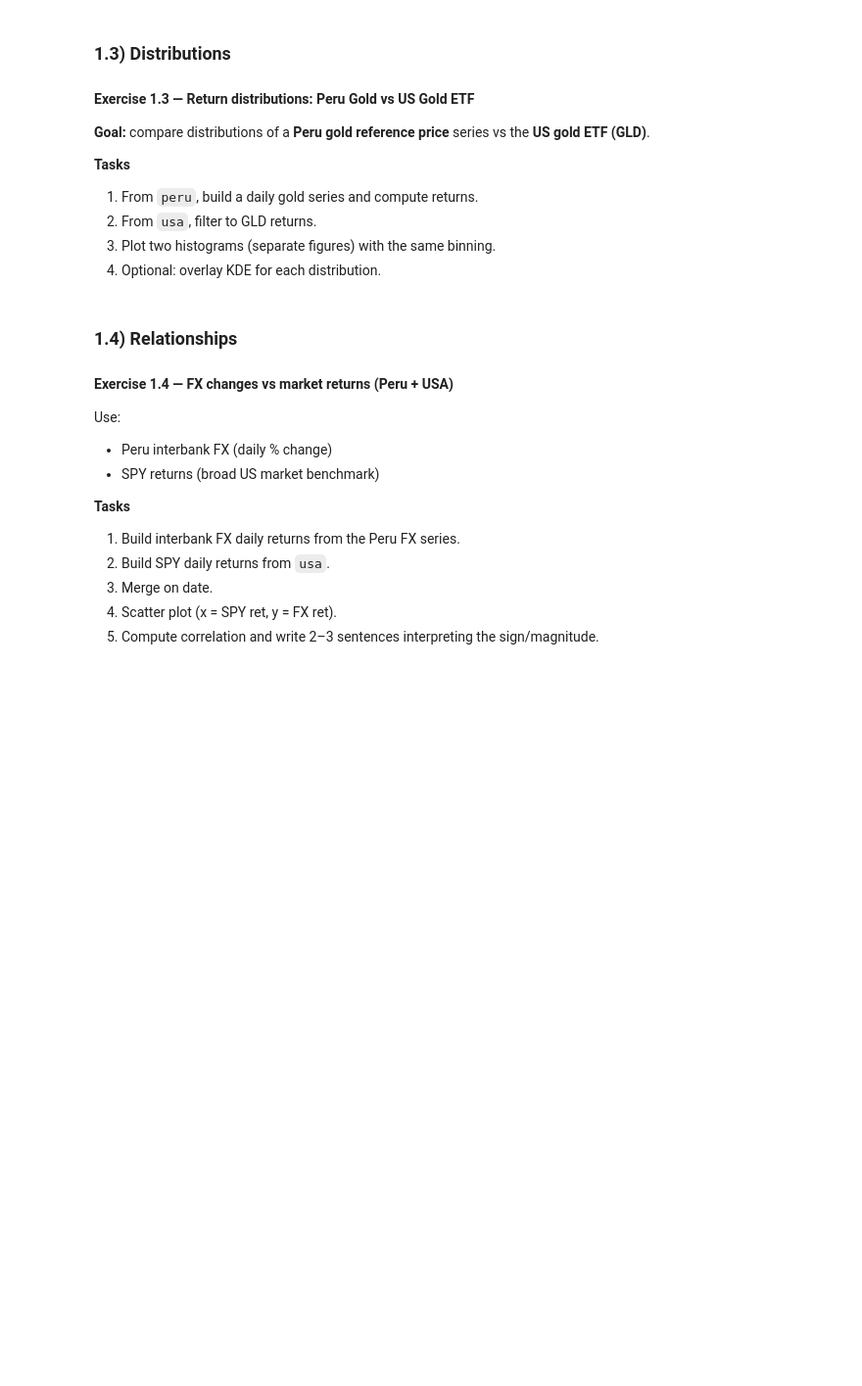
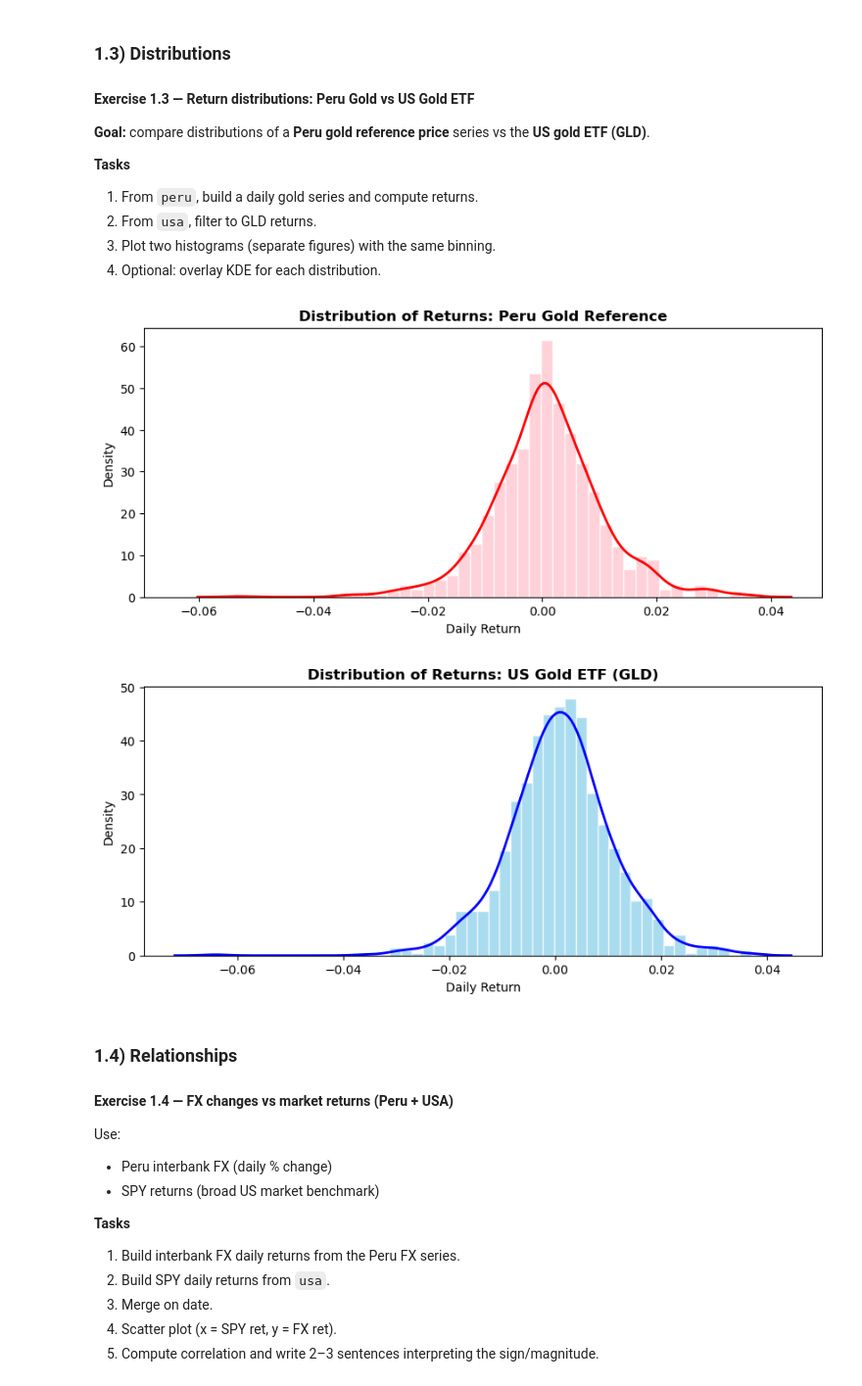
Before and after one commit to anzonyquispe/Python-for-Finance, a Jupyter notebook: homeworks/Assignment_3/Group 6.ipynb, the cells around one changed output. Shown at 98% size. Drawn from its saved outputs; the diff is of its cells as text; code cells hidden in the pictures; blank space fills up the shorter version.

```diff
--- a/homeworks/Assignment_3/Group 6.ipynb
+++ b/homeworks/Assignment_3/Group 6.ipynb
@@ -845,6 +919,50 @@ Define a positive day as `ret > 0`.
 2. From `usa`, filter to GLD returns.
 3. Plot two histograms (separate figures) with the same binning.
 4. Optional: overlay KDE for each distribution.
+# %%
+import numpy as np
+import matplotlib.pyplot as plt
+import seaborn as sns
+
+# 1. From peru, build a daily gold series and compute returns.
+gold_series_name = peru[peru['series_name'].str.contains('Oro', case=False)]['series_name'].unique()[0]
+peru_gold_ret = (
+    peru[peru['series_name'] == gold_series_name]
+    .sort_values('date')['value']
+    .pct_change()
+    .dropna()
+)
+
+# 2. From usa, filter to GLD returns.
+usa_gold_ret = usa[usa['ticker'] == 'GLD']['ret'].dropna()
+
+# 3. Plot two histograms (separate figures) with the same binning.
+min_val = min(peru_gold_ret.min(), usa_gold_ret.min())
+max_val = max(peru_gold_ret.max(), usa_gold_ret.max())
+common_bins = np.linspace(min_val, max_val, 50)
+
+# Figure 1: Peru Gold
+plt.figure(figsize=(10, 4))
+plt.hist(peru_gold_ret, bins=common_bins, color='pink', edgecolor='white', density=True, alpha=0.7)
+
+sns.kdeplot(peru_gold_ret, color='red', linewidth=2)
+plt.title('Distribution of Returns: Peru Gold Reference', fontweight='bold')
+plt.xlabel('Daily Return')
+plt.ylabel('Density')
+plt.show()
+
+# Figure 2: US Gold ETF (GLD)
+plt.figure(figsize=(10, 4))
+plt.hist(usa_gold_ret, bins=common_bins, color='skyblue', edgecolor='white', density=True, alpha=0.7)
+# 4. Optional: overlay KDE
+sns.kdeplot(usa_gold_ret, color='blue', linewidth=2)
+plt.title('Distribution of Returns: US Gold ETF (GLD)', fontweight='bold')
+plt.xlabel('Daily Return')
+plt.ylabel('Density')
+plt.show()
+# %% [output]
+[figure, added]
+[figure, added]
 # %% [markdown]
 ### 1.4) Relationships
 
```
Also changed, not shown: parts of 5 cells of this notebook.
